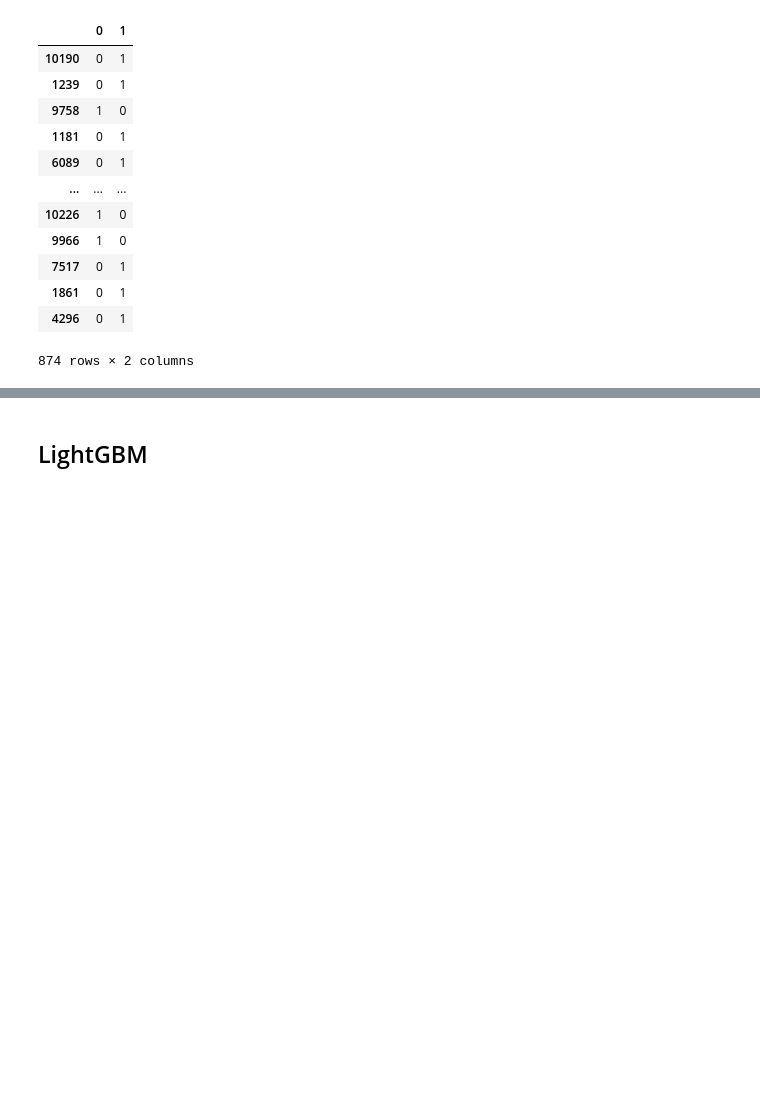
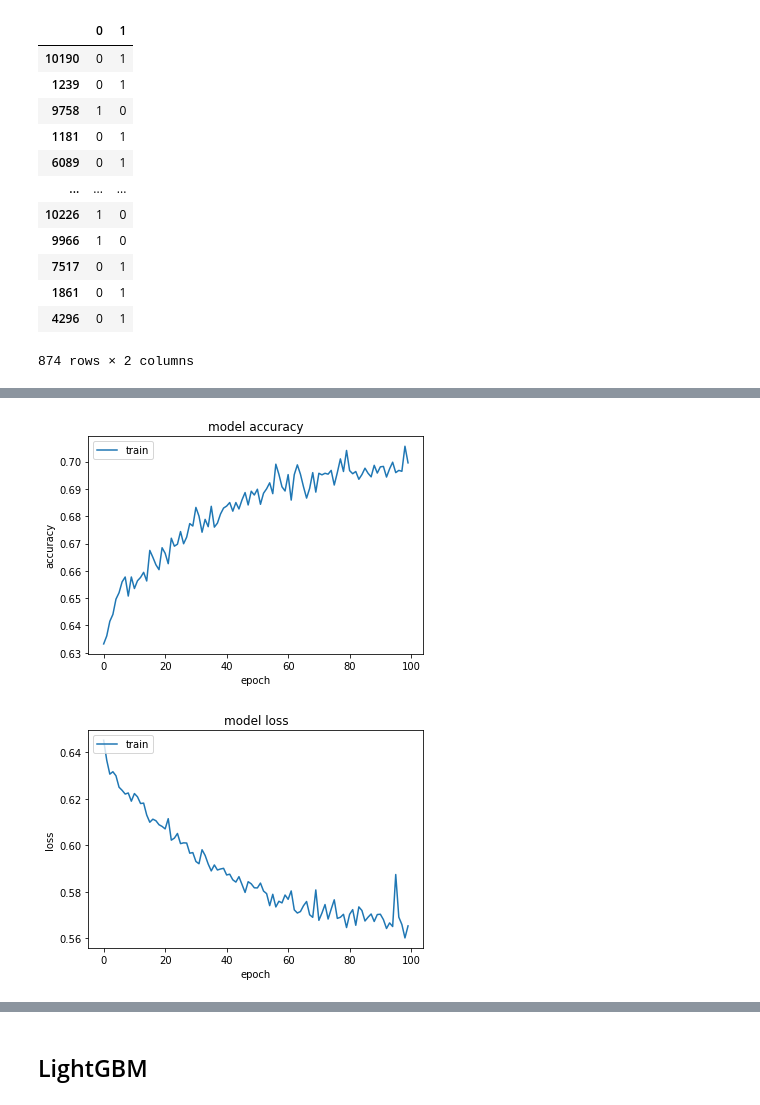
Before and after one commit to joeyyap/financial-inclusion, a Jupyter notebook: fininclusion - dataprep.ipynb, the cells around one changed output, grey strips where cells are left out. Drawn from its saved outputs; the diff is of its cells as text; code cells hidden in the pictures; blank space fills up the shorter version.

```diff
--- a/fininclusion - dataprep.ipynb
+++ b/fininclusion - dataprep.ipynb
@@ -996,0 +868,23 @@ confusion_matrix(y_test2, y_pred6)
+# %%
+#Instantiate model
+model = Sequential()
+
+#Layers
+model.add(Dropout(0.1, input_dim=33))
+model.add(Dense(99, input_dim=33, activation="relu",
+               kernel_constraint=maxnorm(3)))
+# model.add(Dense(66, activation="relu",
+#                kernel_constraint=maxnorm(3)))
+model.add(Dense(20, activation="relu",
+               kernel_constraint=maxnorm(3)))
+model.add(Dense(1, activation='sigmoid'))
+
+#Compile
+sgd = SGD(learning_rate=0.1, momentum=0.9)
+model.compile(loss='binary_crossentropy',
+              optimizer=sgd,
+              metrics=['accuracy'])
+
+history = model.fit(X_train_os, y_train_os,
+                    epochs=100,
+                    batch_size=50)
@@ -996,0 +934,20 @@ confusion_matrix(y_test2, y_pred6)
+# %%
+#Plot training history
+#History for accuracy
+plt.plot(history.history['accuracy'])
+plt.title('model accuracy')
+plt.ylabel('accuracy')
+plt.xlabel('epoch')
+plt.legend(['train'], loc='upper left')
+plt.show()
+
+#History for loss
+plt.plot(history.history['loss'])
+plt.title('model loss')
+plt.ylabel('loss')
+plt.xlabel('epoch')
+plt.legend(['train'], loc='upper left')
+plt.show()
+# %% [output]
+[figure, added]
+[figure, added]
```
Also changed, not shown: parts of 22 cells of this notebook, 14 other files.
